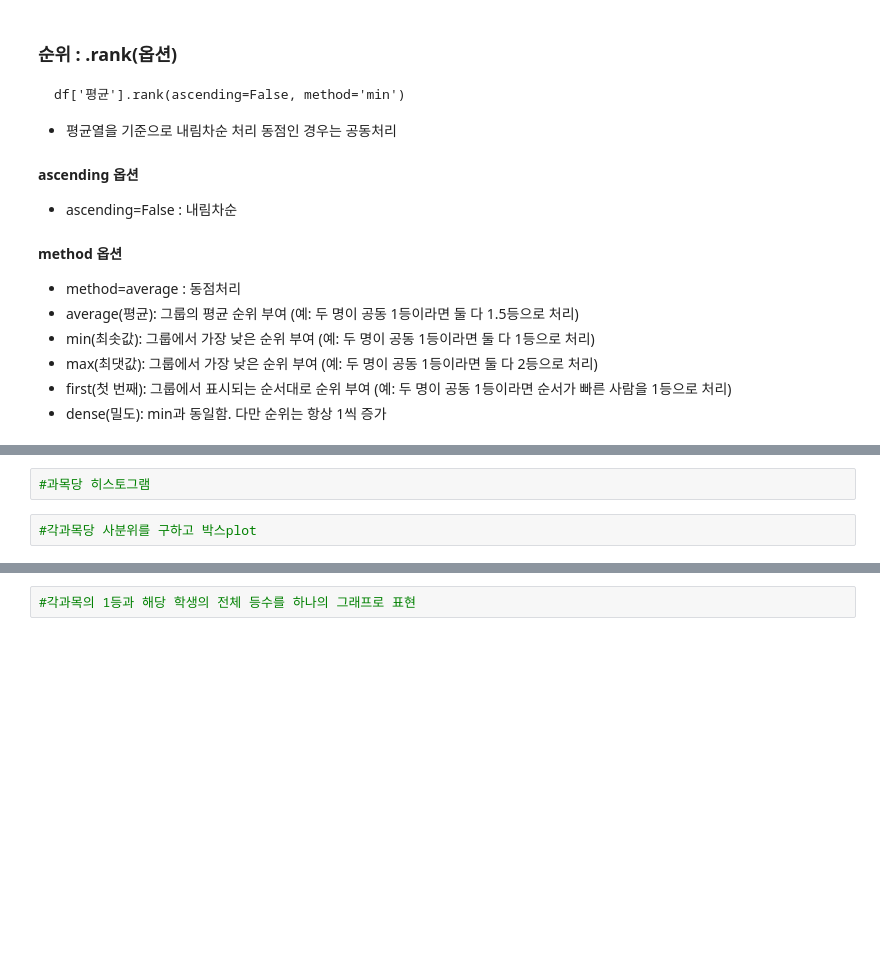
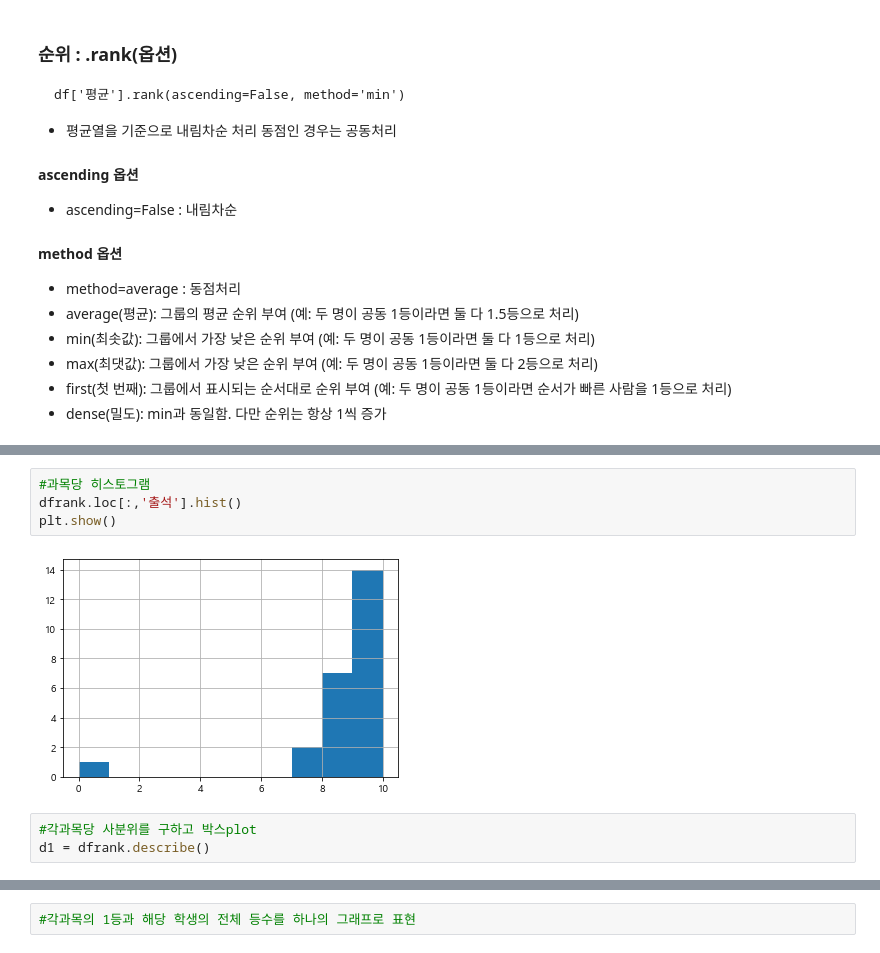
Before and after one commit to cybermin/mlbasic, a Jupyter notebook: 00/00_py05_lec.ipynb, the cells around one changed output, grey strips where cells are left out. Cells and saved outputs as stored; diff of their text form; blank space fills up the shorter version.

```diff
--- a/00/00_py05_lec.ipynb
+++ b/00/00_py05_lec.ipynb
@@ -61,4 +401,9 @@ df['평균'].rank(ascending=False, method='min')
 # %%
 #과목당 히스토그램
+dfrank.loc[:,'출석'].hist()
+plt.show()
+# %% [output]
+[figure, added]
 # %%
 #각과목당 사분위를 구하고 박스plot
+d1 = dfrank.describe()
```
Also changed, not shown: parts of 47 cells of this notebook.
